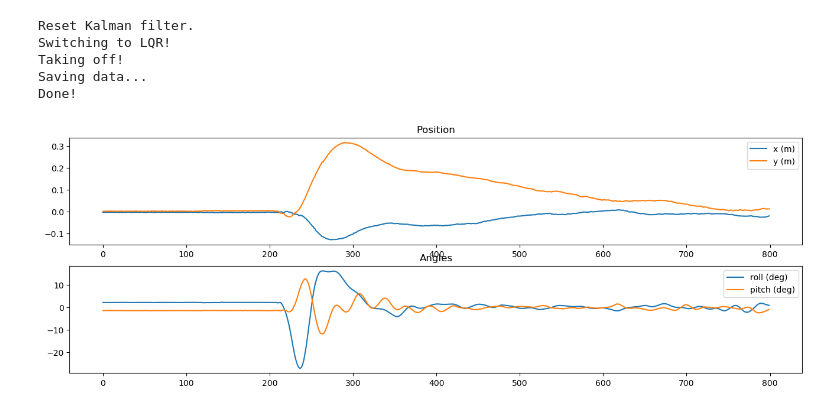
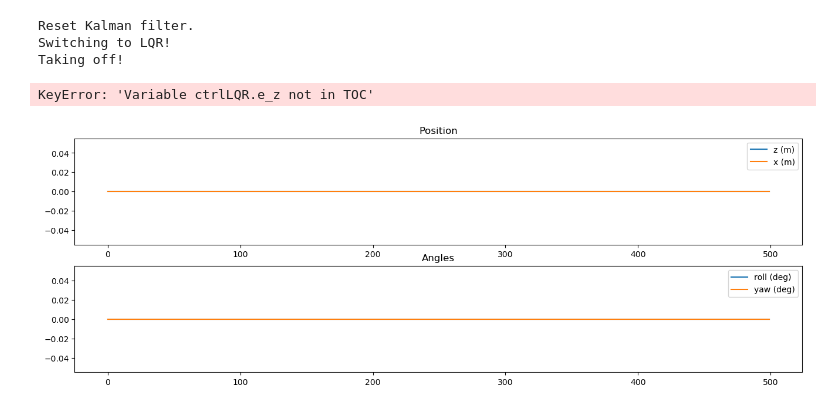
Before and after one commit to xkhainguyen/crazyflie-princeton, a Jupyter notebook: a_LQR_log.ipynb, the cells around one changed output. Cells and saved outputs as stored; diff of their text form; code cells hidden in the pictures.

```diff
--- a/a_LQR_log.ipynb
+++ b/a_LQR_log.ipynb
@@ -25,12 +18,21 @@ URI = f'radio://0/1/2M'
 # Only output errors from the logging framework
 logging.basicConfig(level=logging.ERROR)
 
-log_keys = ['x',
-            'y',
-            'roll',
-            'pitch',]
+log_keys = ['e_z',
+            'e_x',
+            'e_roll',
+            'e_pitch',]
+# log_keys = ['z',
+#             'x',
+#             'roll',
+#             'pitch',]
+# log_keys = ['qx',
+#             'qy',
+#             'qz',
+#             'qw',]
+other_log_keys = []
 
-other_log_keys = []
+entry_count = 0
 
 if __name__ == '__main__':
     cflib.crtp.init_drivers(enable_debug_driver=False)
@@ -42,7 +44,7 @@ if __name__ == '__main__':
         lg_data = {}
 
         for key in log_keys:
-            lg_stab.add_variable('stateEstimate.' + key, 'float')
+            lg_stab.add_variable('ctrlLQR.' + key, 'float')
             lg_data[key] = []
 
         for key in other_log_keys:
@@ -62,27 +64,31 @@ if __name__ == '__main__':
 
         print('Switching to LQR!')
         cf.param.set_value('stabilizer.controller', '1')
-        time.sleep(0.1)
-        for y in range(10):
+        for y in range(15):
             cf.commander.send_position_setpoint(0, 0, y / 25, 0)
-            time.sleep(0.1)
-        cf.param.set_value('stabilizer.controller', '5')  # re-initialize after each (unresetted) run
-        time.sleep(0.1)
+            time.sleep(0.2)
         print('Taking off!')
 
-        # cf.param.set_value('stabilizer.controller', '5')
+        cf.param.set_value('stabilizer.controller', '3')  # re-initialize after each (unresetted) run
+        cf.commander.send_position_setpoint(0, 0, 0.5, 0)
+        # time.sleep(4)
+
         with SyncLogger(scf, lg_stab) as logger:
             t_start = time.time()
-            entry_count = 0
+
 
             for log_entry in logger:
-                cf.commander.send_position_setpoint(0, 0, 0.5, 0)
+                delta_t = time.time() - t_start
+                # if delta_t < 1:
+                #     cf.commander.send_position_setpoint(0, 0, delta_t*10 / 25, 0)
+                # else:
+                cf.commander.send_position_setpoint(0.5, 0, 0.5, 0)
                 for key, value in log_entry[1].items():
                     lg_data[key.split('.')[1]].append(value)
 
                 entry_count += 1
 
-                if time.time() - t_start > 8:  # x100 data points
+                if delta_t > 5:  # x100 data points
                     break
 
         print('Saving data...')
@@ -92,7 +98,7 @@ if __name__ == '__main__':
         np.savez('quad_data/quad_traj', **lg_data)
 
         for y in range(10):
-            cf.commander.send_position_setpoint(0, 0, (10 - y) / 25, 0)
+            cf.commander.send_position_setpoint(0.5, 0, (10 - y) / 25, 0)
             time.sleep(0.15)
 
         for i in range(10):
@@ -104,32 +110,31 @@ print('Done!')
 Reset Kalman filter.
 Switching to LQR!
 Taking off!
-Saving data...
-Done!
+KeyError: 'Variable ctrlLQR.e_z not in TOC'
 # %%
 import os
 
 if os.path.isfile('quad_data/quad_traj.npz'):
     npzfile = np.load('quad_data/quad_traj.npz')
 
     plt.rcParams["figure.figsize"] = (16,8)
     fig = plt.figure()
 
     ax = fig.add_subplot(311, title='Position')
-    ax.plot(npzfile['x'][:800], label='x (m)')
-    ax.plot(npzfile['y'][:800], label='y (m)')
+    ax.plot(npzfile['e_z'][:entry_count], label='z (m)')
+    ax.plot(npzfile['e_x'][:entry_count], label='x (m)')
     ax.legend()
 
     ax = fig.add_subplot(312, title='Angles')
-    ax.plot(npzfile['roll'][0:800], label='roll (deg)')
-    ax.plot(npzfile['pitch'][0:800], label='pitch (deg)')
+    ax.plot(npzfile['e_roll'][:entry_count], label='roll (deg)')
+    ax.plot(npzfile['e_pitch'][:entry_count], label='yaw (deg)')
     ax.legend()
 
     # ax = fig.add_subplot(313, title='Moments')
     # ax.plot(npzfile['u2_pwm'][:125] / (2 ** 15), label='M1')
     # ax.plot(npzfile['u3_pwm'][:125] / (2 ** 15), label='M2')
     # ax.legend()
 else:
     print('No flight data found.')
 # %% [output]
-[figure, old version]
+[figure, new version]
```
Also changed, not shown: parts of 2 cells of this notebook, 4 other files.
